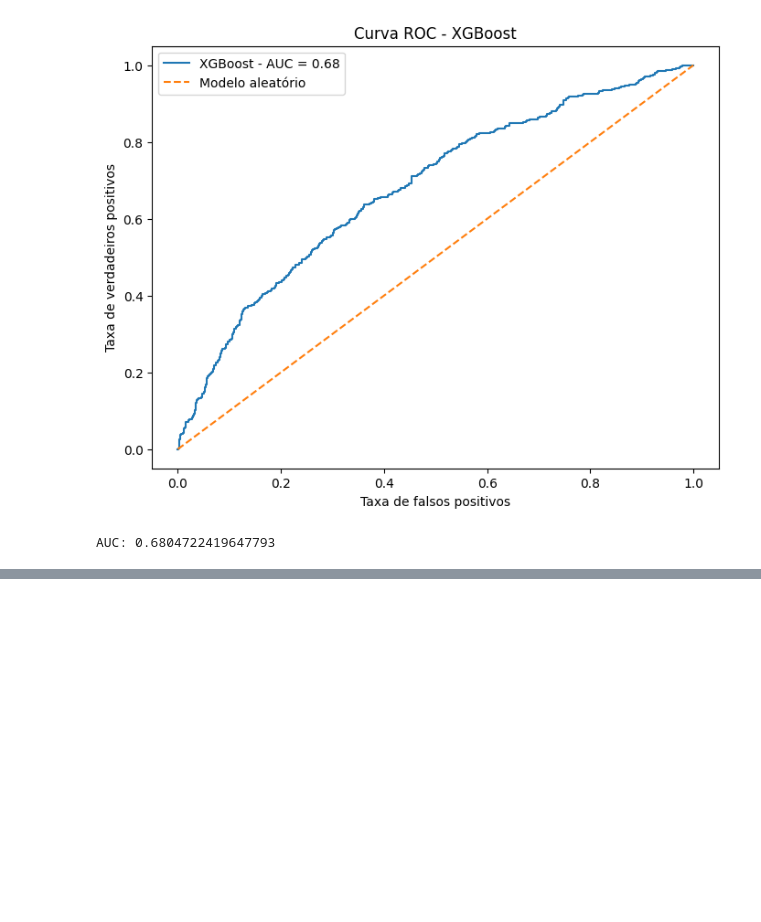
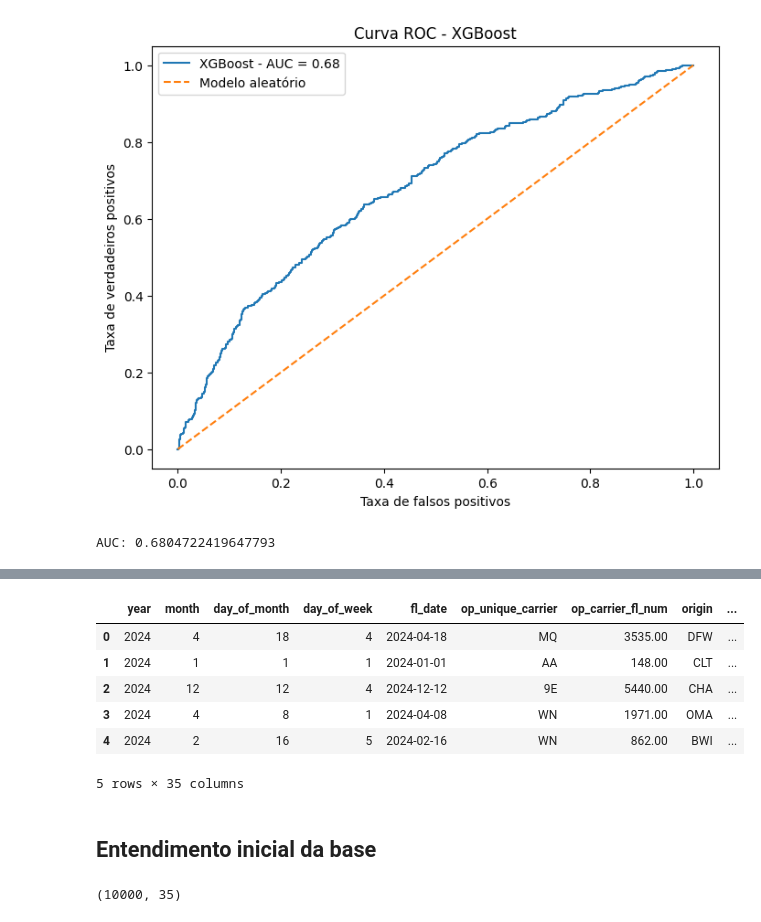
Before and after one commit to pablohrnq/predicao-atraso-voos-machine-learning, a Jupyter notebook: predicao_atraso_voos.ipynb, the cells around one changed output, grey strips where cells are left out. Drawn from its saved outputs; the diff is of its cells as text; code cells hidden in the pictures; blank space fills up the shorter version.

```diff
--- a/predicao_atraso_voos.ipynb
+++ b/predicao_atraso_voos.ipynb
@@ -756,0 +781,18 @@ os.listdir()
+# %%
+df = pd.read_csv('/content/flight_data_2024_sample.csv')
+
+df.head()
+# %% [output]
+|  | year | month | day_of_month | day_of_week | fl_date | op_unique_carrier | op_carrier_fl_num | origin | ... |
+| 0 | 2024 | 4 | 18 | 4 | 2024-04-18 | MQ | 3535.00 | DFW | ... |
+| 1 | 2024 | 1 | 1 | 1 | 2024-01-01 | AA | 148.00 | CLT | ... |
+| 2 | 2024 | 12 | 12 | 4 | 2024-12-12 | 9E | 5440.00 | CHA | ... |
+| 3 | 2024 | 4 | 8 | 1 | 2024-04-08 | WN | 1971.00 | OMA | ... |
+| 4 | 2024 | 2 | 16 | 5 | 2024-02-16 | WN | 862.00 | BWI | ... |
+5 rows × 35 columns
+# %% [markdown]
+## Entendimento inicial da base
+# %%
+df.shape
+# %% [output]
+(10000, 35)
```
Also changed, not shown: parts of 38 cells of this notebook.
